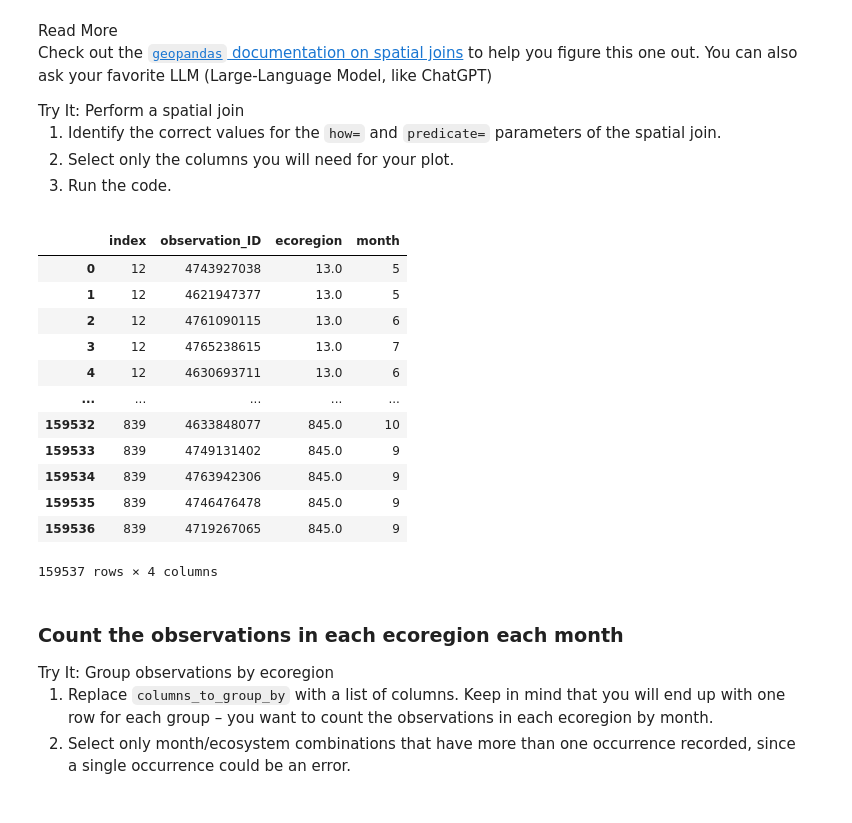
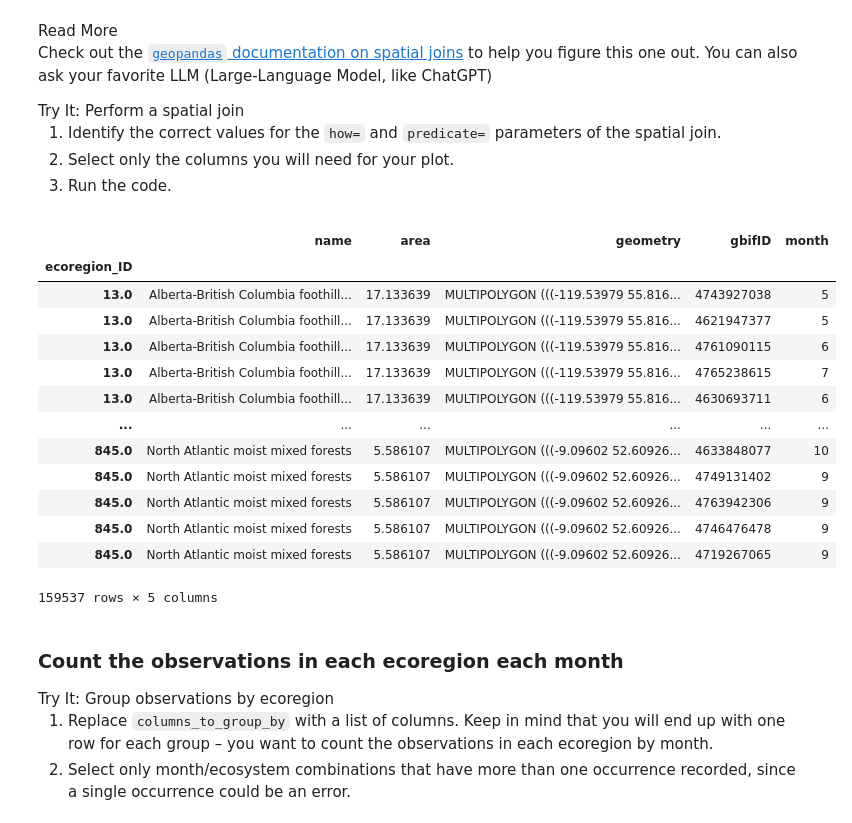
Before and after one commit to earthlab-education/species-distribution-coding-challenge-allenmoench, a Jupyter notebook: notebooks/species-distribution-32-normalize.ipynb, the cells around one changed output. Drawn from its saved outputs; the diff is of its cells as text; code cells hidden in the pictures.

```diff
--- a/notebooks/species-distribution-32-normalize.ipynb
+++ b/notebooks/species-distribution-32-normalize.ipynb
@@ -37,33 +37,30 @@ can also ask your favorite LLM (Large-Language Model, like ChatGPT)</p></div></d
 # %%
 gbif_ecoregion_gdf = (
     eco_gdf
     # Match the CRS of the GBIF data and the ecoregions
      .to_crs(gbif_gdf.crs)
     # Find ecoregion for each observation
     .sjoin(
         gbif_gdf,
         how='inner',
         predicate='contains')
-# Select the required columns
-   [['gbifID', 'OBJECTID', 'month']]
-.reset_index()
-.rename(columns={'OBJECTID': 'ecoregion', 'gbifID': 'observation_ID'})
 )
 gbif_ecoregion_gdf
 # %% [output]
-|  | index | observation_ID | ecoregion | month |
-| 0 | 12 | 4743927038 | 13.0 | 5 |
-| 1 | 12 | 4621947377 | 13.0 | 5 |
-| 2 | 12 | 4761090115 | 13.0 | 6 |
-| 3 | 12 | 4765238615 | 13.0 | 7 |
-| 4 | 12 | 4630693711 | 13.0 | 6 |
-| ... | ... | ... | ... | ... |
-| 159532 | 839 | 4633848077 | 845.0 | 10 |
-| 159533 | 839 | 4749131402 | 845.0 | 9 |
-| 159534 | 839 | 4763942306 | 845.0 | 9 |
-| 159535 | 839 | 4746476478 | 845.0 | 9 |
-| 159536 | 839 | 4719267065 | 845.0 | 9 |
+|  | name | area | geometry | gbifID | month |
+| ecoregion_ID |  |  |  |  |  |
+| 13.0 | Alberta-British Columbia foothill... | 17.133639 | MULTIPOLYGON (((-119.53979 55.816... | 4743927038 | 5 |
+| 13.0 | Alberta-British Columbia foothill... | 17.133639 | MULTIPOLYGON (((-119.53979 55.816... | 4621947377 | 5 |
+| 13.0 | Alberta-British Columbia foothill... | 17.133639 | MULTIPOLYGON (((-119.53979 55.816... | 4761090115 | 6 |
+| 13.0 | Alberta-British Columbia foothill... | 17.133639 | MULTIPOLYGON (((-119.53979 55.816... | 4765238615 | 7 |
+| 13.0 | Alberta-British Columbia foothill... | 17.133639 | MULTIPOLYGON (((-119.53979 55.816... | 4630693711 | 6 |
+| ... | ... | ... | ... | ... | ... |
+| 845.0 | North Atlantic moist mixed forests | 5.586107 | MULTIPOLYGON (((-9.09602 52.60926... | 4633848077 | 10 |
+| 845.0 | North Atlantic moist mixed forests | 5.586107 | MULTIPOLYGON (((-9.09602 52.60926... | 4749131402 | 9 |
+| 845.0 | North Atlantic moist mixed forests | 5.586107 | MULTIPOLYGON (((-9.09602 52.60926... | 4763942306 | 9 |
+| 845.0 | North Atlantic moist mixed forests | 5.586107 | MULTIPOLYGON (((-9.09602 52.60926... | 4746476478 | 9 |
+| 845.0 | North Atlantic moist mixed forests | 5.586107 | MULTIPOLYGON (((-9.09602 52.60926... | 4719267065 | 9 |
-159537 rows × 4 columns
+159537 rows × 5 columns
 # %% [markdown]
 ### Count the observations in each ecoregion each month
 
```
Also changed, not shown: parts of 7 cells of this notebook, 3 other files.
